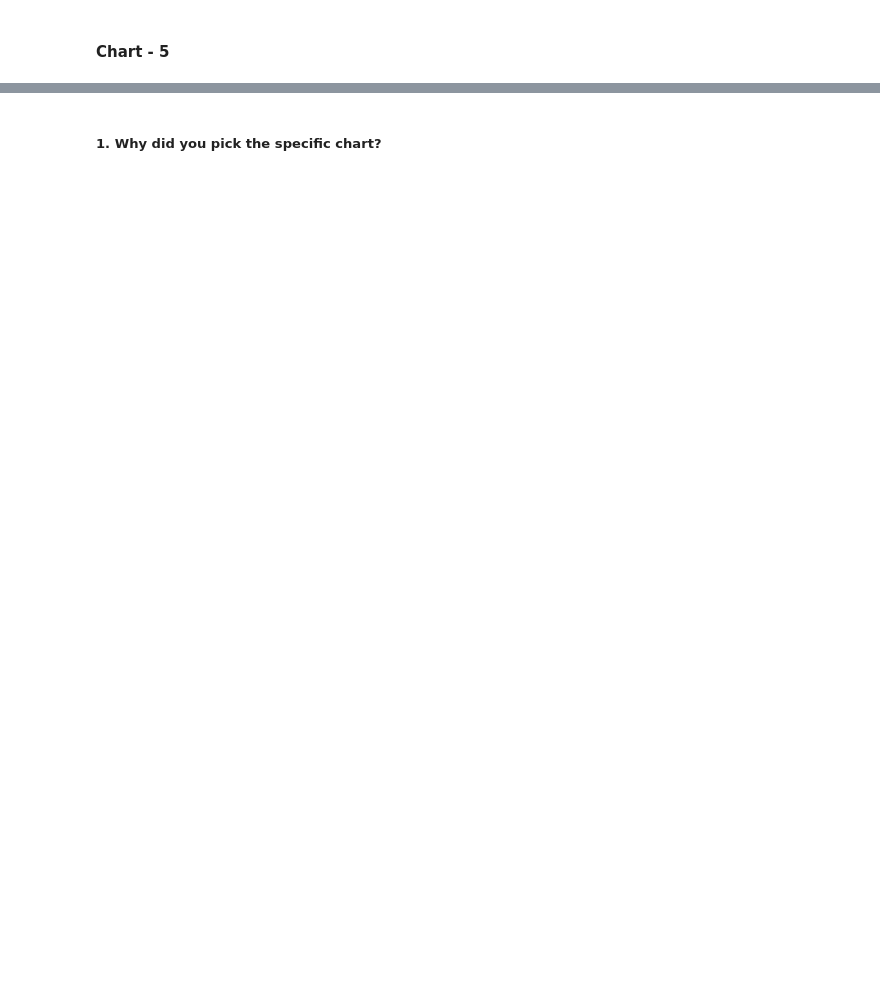
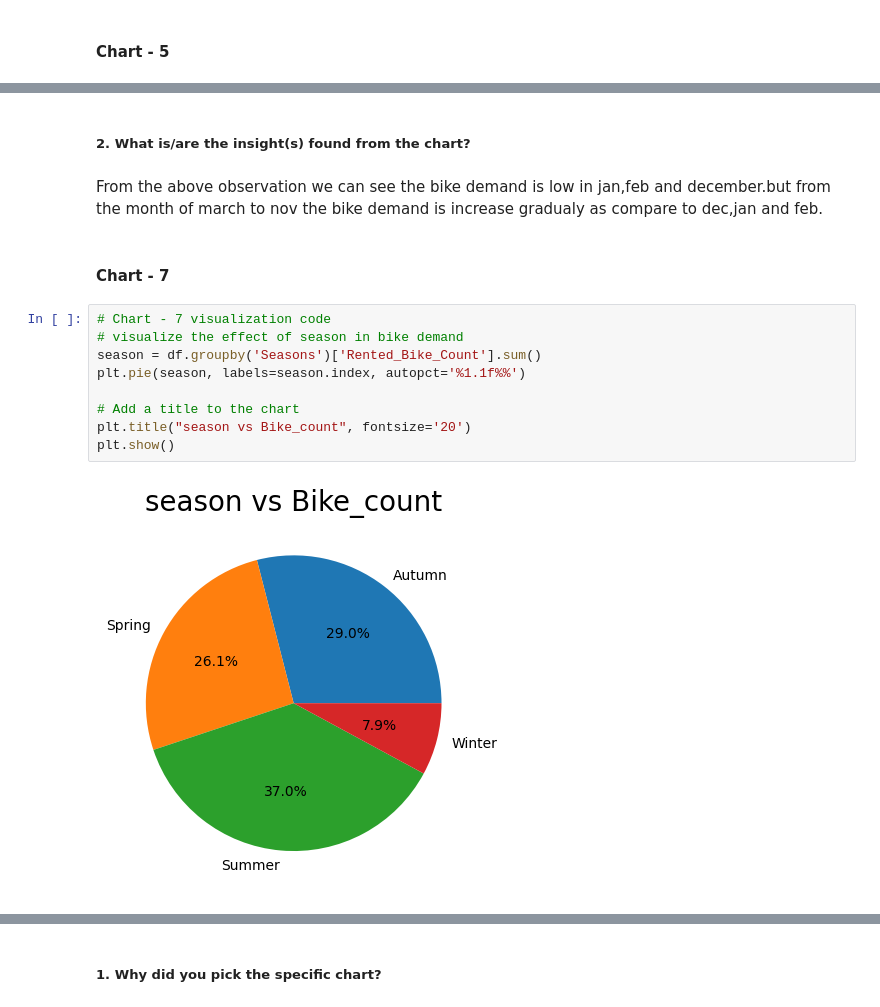
Before and after one commit to Amitkumardas123/Capstone-project----Bike-Sharing-Demand-Prediction, a Jupyter notebook: Bike_sharing_Prediction_Template.ipynb, the cells around one changed output, grey strips where cells are left out. Cells and saved outputs as stored; diff of their text form; blank space fills up the shorter version.

```diff
--- a/Bike_sharing_Prediction_Template.ipynb
+++ b/Bike_sharing_Prediction_Template.ipynb
@@ -524,0 +550,17 @@ Answer Here
+# %% [markdown]
+##### 2. What is/are the insight(s) found from the chart?
+# %% [markdown]
+From the above observation we can see the bike demand is low in jan,feb and december.but from the month of march to nov the bike demand is increase gradualy as compare to dec,jan and feb.
+# %% [markdown]
+#### Chart - 7
+# %%
+# Chart - 7 visualization code
+# visualize the effect of season in bike demand
+season = df.groupby('Seasons')['Rented_Bike_Count'].sum()
+plt.pie(season, labels=season.index, autopct='%1.1f%%')
+
+# Add a title to the chart
+plt.title("season vs Bike_count", fontsize='20')
+plt.show()
+# %% [output]
+[figure, added]
```
Also changed, not shown: parts of 66 cells of this notebook.
